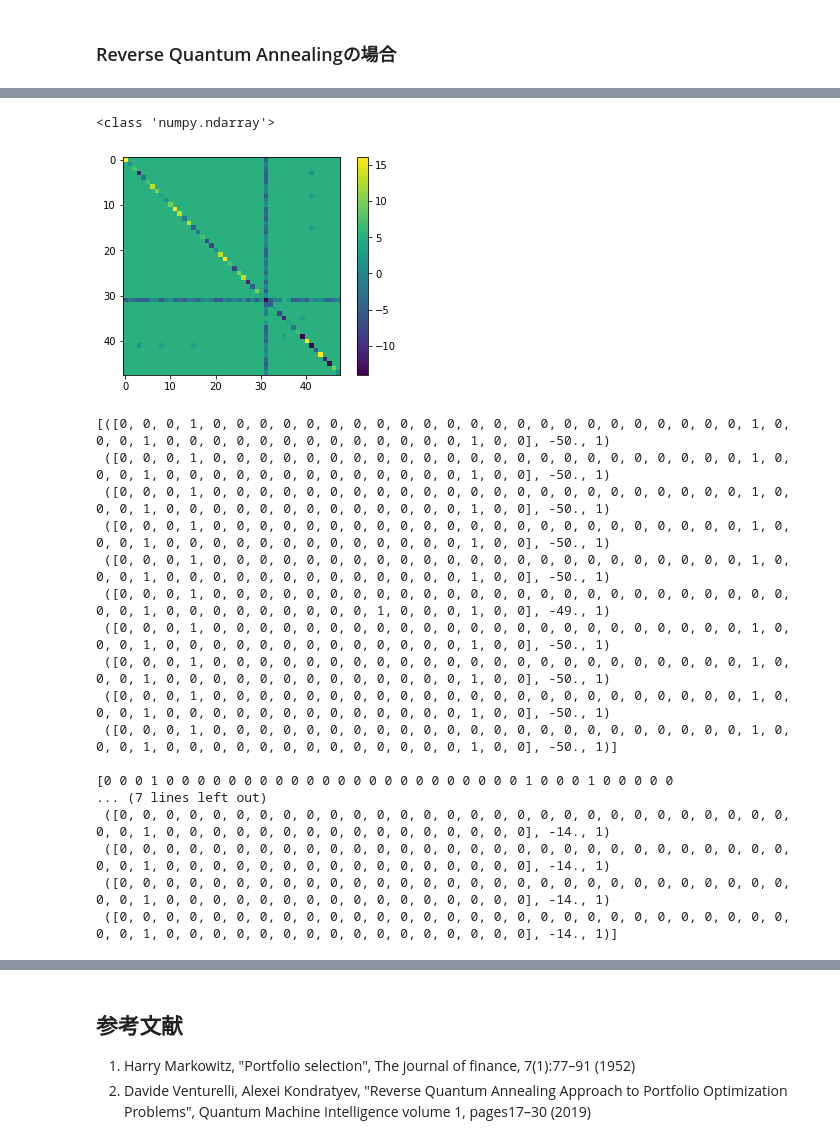
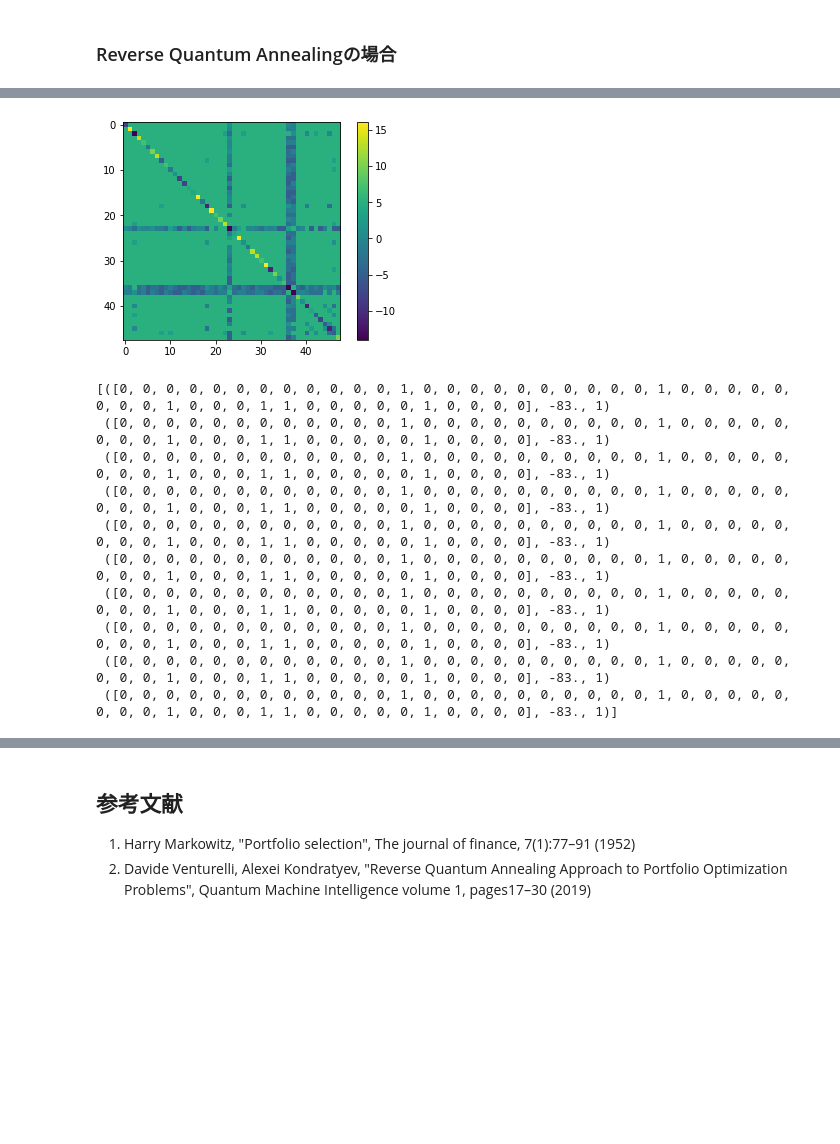
Before and after one commit to OpenJij/OpenJijTutorial, a Jupyter notebook: source/ja/013-ReverseQuantumAnnealing.ipynb, the cells around one changed output, grey strips where cells are left out. Saved outputs shown, nothing was run; the diff lists cells and outputs as text; code cells hidden in the pictures; blank space fills up the shorter version.

```diff
--- a/source/ja/013-ReverseQuantumAnnealing.ipynb
+++ b/source/ja/013-ReverseQuantumAnnealing.ipynb
@@ -338,82 +447,54 @@ for Nassets in NassetsList:
 # %%
-from openjij import SQASampler
 sampler = SQASampler()
 
 NassetsList = [48]#, 30, 36, 42, 48, 54, 60]
 
-
-# RQA schedule
-#timing = (0,1,2,3)
-#Ratio = (1.0,0.38,0.38,1.0)
-#schedule = list(zip(timing,Ratio))
-#plt.plot(t,s)
-#plt.show()
-
-schedule0 = [
-    [0.7, 5.0, 5]
-]
-
-schedule1 = [
-    [0.7, 5.0,5],
-    [0.38, 5.0,5],
-    [0.38, 5.0,5],
-    [1.0, 5.0,5]
-]
 
 for Nassets in NassetsList:
 
     #相関係数などの準備
     Chart = CreateAssets(Nassets)
     Chart_pd = pd.DataFrame(Chart).T
     pairwise_corr = Chart_pd.corr(method='pearson')
     SR_list = list()
     for asset in Chart:
         SR_list.append(CalculateSharpeRatio(asset))
 
     #Bucketの翻訳
     SRBucket(SR_list)
     CorrelationBucket(pairwise_corr)
     #print(pairwise_corr)
 
 
     QUBO = np.random.rand(Nassets**2).reshape(Nassets, Nassets)
     for i in  range(Nassets):
         for j in range(Nassets):
             QUBO[i][j] = pairwise_corr[i][j]
     for i in range(Nassets):
         QUBO[i][i] = QUBO[i][i] + SR_list[i]
 
-    print(type(QUBO))
     import matplotlib.pyplot as plt
     plt.imshow(QUBO)
     plt.colorbar()
     plt.show()
 
-    sampleset = sampler.sample_qubo(QUBO,num_reads=10, schedule=schedule0)
+    sampleset = sampler.sample_qubo(QUBO,num_reads=10)
     print(sampleset.record)
 
-    print("")
-    init_state = sampleset.record[-1][0]
-    print(init_state)
-    sampleset_RQA = sampler.sample_qubo(QUBO,num_reads=10, schedule=schedule1, initial_state = init_state)
-    print(sampleset_RQA.record)
+#    print("")
+#    init_state = best_forword
+#    print(init_state)
+#    sampleset_RQA = sampler.sample_qubo(QUBO,num_reads=10, schedule=schedule, initial_state = init_state)
+#    print(sampleset_RQA.record)
 # %% [output]
+[figure, new version]
-<class 'numpy.ndarray'>
+[([0, 0, 0, 0, 0, 0, 0, 0, 0, 0, 0, 0, 1, 0, 0, 0, 0, 0, 0, 0, 0, 0, 0, 1, 0, 0, 0, 0, 0, 0, 0, 0, 1, 0, 0, 0, 1, 1, 0, 0, 0, 0, 0, 1, 0, 0, 0, 0], -83., 1)
+ ([0, 0, 0, 0, 0, 0, 0, 0, 0, 0, 0, 0, 1, 0, 0, 0, 0, 0, 0, 0, 0, 0, 0, 1, 0, 0, 0, 0, 0, 0, 0, 0, 1, 0, 0, 0, 1, 1, 0, 0, 0, 0, 0, 1, 0, 0, 0, 0], -83., 1)
+ ([0, 0, 0, 0, 0, 0, 0, 0, 0, 0, 0, 0, 1, 0, 0, 0, 0, 0, 0, 0, 0, 0, 0, 1, 0, 0, 0, 0, 0, 0, 0, 0, 1, 0, 0, 0, 1, 1, 0, 0, 0, 0, 0, 1, 0, 0, 0, 0], -83., 1)
+ ([0, 0, 0, 0, 0, 0, 0, 0, 0, 0, 0, 0, 1, 0, 0, 0, 0, 0, 0, 0, 0, 0, 0, 1, 0, 0, 0, 0, 0, 0, 0, 0, 1, 0, 0, 0, 1, 1, 0, 0, 0, 0, 0, 1, 0, 0, 0, 0], -83., 1)
+ ([0, 0, 0, 0, 0, 0, 0, 0, 0, 0, 0, 0, 1, 0, 0, 0, 0, 0, 0, 0, 0, 0, 0, 1, 0, 0, 0, 0, 0, 0, 0, 0, 1, 0, 0, 0, 1, 1, 0, 0, 0, 0, 0, 1, 0, 0, 0, 0], -83., 1)
+ ([0, 0, 0, 0, 0, 0, 0, 0, 0, 0, 0, 0, 1, 0, 0, 0, 0, 0, 0, 0, 0, 0, 0, 1, 0, 0, 0, 0, 0, 0, 0, 0, 1, 0, 0, 0, 1, 1, 0, 0, 0, 0, 0, 1, 0, 0, 0, 0], -83., 1)
+ ([0, 0, 0, 0, 0, 0, 0, 0, 0, 0, 0, 0, 1, 0, 0, 0, 0, 0, 0, 0, 0, 0, 0, 1, 0, 0, 0, 0, 0, 0, 0, 0, 1, 0, 0, 0, 1, 1, 0, 0, 0, 0, 0, 1, 0, 0, 0, 0], -83., 1)
+ ([0, 0, 0, 0, 0, 0, 0, 0, 0, 0, 0, 0, 1, 0, 0, 0, 0, 0, 0, 0, 0, 0, 0, 1, 0, 0, 0, 0, 0, 0, 0, 0, 1, 0, 0, 0, 1, 1, 0, 0, 0, 0, 0, 1, 0, 0, 0, 0], -83., 1)
+ ([0, 0, 0, 0, 0, 0, 0, 0, 0, 0, 0, 0, 1, 0, 0, 0, 0, 0, 0, 0, 0, 0, 0, 1, 0, 0, 0, 0, 0, 0, 0, 0, 1, 0, 0, 0, 1, 1, 0, 0, 0, 0, 0, 1, 0, 0, 0, 0], -83., 1)
+ ([0, 0, 0, 0, 0, 0, 0, 0, 0, 0, 0, 0, 1, 0, 0, 0, 0, 0, 0, 0, 0, 0, 0, 1, 0, 0, 0, 0, 0, 0, 0, 0, 1, 0, 0, 0, 1, 1, 0, 0, 0, 0, 0, 1, 0, 0, 0, 0], -83., 1)]
-[figure, old version]
-[([0, 0, 0, 1, 0, 0, 0, 0, 0, 0, 0, 0, 0, 0, 0, 0, 0, 0, 0, 0, 0, 0, 0, 0, 0, 0, 0, 1, 0, 0, 0, 1, 0, 0, 0, 0, 0, 0, 0, 0, 0, 0, 0, 0, 0, 1, 0, 0], -50., 1)
- ([0, 0, 0, 1, 0, 0, 0, 0, 0, 0, 0, 0, 0, 0, 0, 0, 0, 0, 0, 0, 0, 0, 0, 0, 0, 0, 0, 1, 0, 0, 0, 1, 0, 0, 0, 0, 0, 0, 0, 0, 0, 0, 0, 0, 0, 1, 0, 0], -50., 1)
- ([0, 0, 0, 1, 0, 0, 0, 0, 0, 0, 0, 0, 0, 0, 0, 0, 0, 0, 0, 0, 0, 0, 0, 0, 0, 0, 0, 1, 0, 0, 0, 1, 0, 0, 0, 0, 0, 0, 0, 0, 0, 0, 0, 0, 0, 1, 0, 0], -50., 1)
- ([0, 0, 0, 1, 0, 0, 0, 0, 0, 0, 0, 0, 0, 0, 0, 0, 0, 0, 0, 0, 0, 0, 0, 0, 0, 0, 0, 1, 0, 0, 0, 1, 0, 0, 0, 0, 0, 0, 0, 0, 0, 0, 0, 0, 0, 1, 0, 0], -50., 1)
- ([0, 0, 0, 1, 0, 0, 0, 0, 0, 0, 0, 0, 0, 0, 0, 0, 0, 0, 0, 0, 0, 0, 0, 0, 0, 0, 0, 1, 0, 0, 0, 1, 0, 0, 0, 0, 0, 0, 0, 0, 0, 0, 0, 0, 0, 1, 0, 0], -50., 1)
- ([0, 0, 0, 1, 0, 0, 0, 0, 0, 0, 0, 0, 0, 0, 0, 0, 0, 0, 0, 0, 0, 0, 0, 0, 0, 0, 0, 0, 0, 0, 0, 1, 0, 0, 0, 0, 0, 0, 0, 0, 0, 1, 0, 0, 0, 1, 0, 0], -49., 1)
- ([0, 0, 0, 1, 0, 0, 0, 0, 0, 0, 0, 0, 0, 0, 0, 0, 0, 0, 0, 0, 0, 0, 0, 0, 0, 0, 0, 1, 0, 0, 0, 1, 0, 0, 0, 0, 0, 0, 0, 0, 0, 0, 0, 0, 0, 1, 0, 0], -50., 1)
- ([0, 0, 0, 1, 0, 0, 0, 0, 0, 0, 0, 0, 0, 0, 0, 0, 0, 0, 0, 0, 0, 0, 0, 0, 0, 0, 0, 1, 0, 0, 0, 1, 0, 0, 0, 0, 0, 0, 0, 0, 0, 0, 0, 0, 0, 1, 0, 0], -50., 1)
- ([0, 0, 0, 1, 0, 0, 0, 0, 0, 0, 0, 0, 0, 0, 0, 0, 0, 0, 0, 0, 0, 0, 0, 0, 0, 0, 0, 1, 0, 0, 0, 1, 0, 0, 0, 0, 0, 0, 0, 0, 0, 0, 0, 0, 0, 1, 0, 0], -50., 1)
- ([0, 0, 0, 1, 0, 0, 0, 0, 0, 0, 0, 0, 0, 0, 0, 0, 0, 0, 0, 0, 0, 0, 0, 0, 0, 0, 0, 1, 0, 0, 0, 1, 0, 0, 0, 0, 0, 0, 0, 0, 0, 0, 0, 0, 0, 1, 0, 0], -50., 1)]
-
-[0 0 0 1 0 0 0 0 0 0 0 0 0 0 0 0 0 0 0 0 0 0 0 0 0 0 0 1 0 0 0 1 0 0 0 0 0
-... (7 lines left out)
- ([0, 0, 0, 0, 0, 0, 0, 0, 0, 0, 0, 0, 0, 0, 0, 0, 0, 0, 0, 0, 0, 0, 0, 0, 0, 0, 0, 0, 0, 0, 0, 1, 0, 0, 0, 0, 0, 0, 0, 0, 0, 0, 0, 0, 0, 0, 0, 0], -14., 1)
- ([0, 0, 0, 0, 0, 0, 0, 0, 0, 0, 0, 0, 0, 0, 0, 0, 0, 0, 0, 0, 0, 0, 0, 0, 0, 0, 0, 0, 0, 0, 0, 1, 0, 0, 0, 0, 0, 0, 0, 0, 0, 0, 0, 0, 0, 0, 0, 0], -14., 1)
- ([0, 0, 0, 0, 0, 0, 0, 0, 0, 0, 0, 0, 0, 0, 0, 0, 0, 0, 0, 0, 0, 0, 0, 0, 0, 0, 0, 0, 0, 0, 0, 1, 0, 0, 0, 0, 0, 0, 0, 0, 0, 0, 0, 0, 0, 0, 0, 0], -14., 1)
- ([0, 0, 0, 0, 0, 0, 0, 0, 0, 0, 0, 0, 0, 0, 0, 0, 0, 0, 0, 0, 0, 0, 0, 0, 0, 0, 0, 0, 0, 0, 0, 1, 0, 0, 0, 0, 0, 0, 0, 0, 0, 0, 0, 0, 0, 0, 0, 0], -14., 1)]
```
Also changed, not shown: parts of 10 cells of this notebook.
